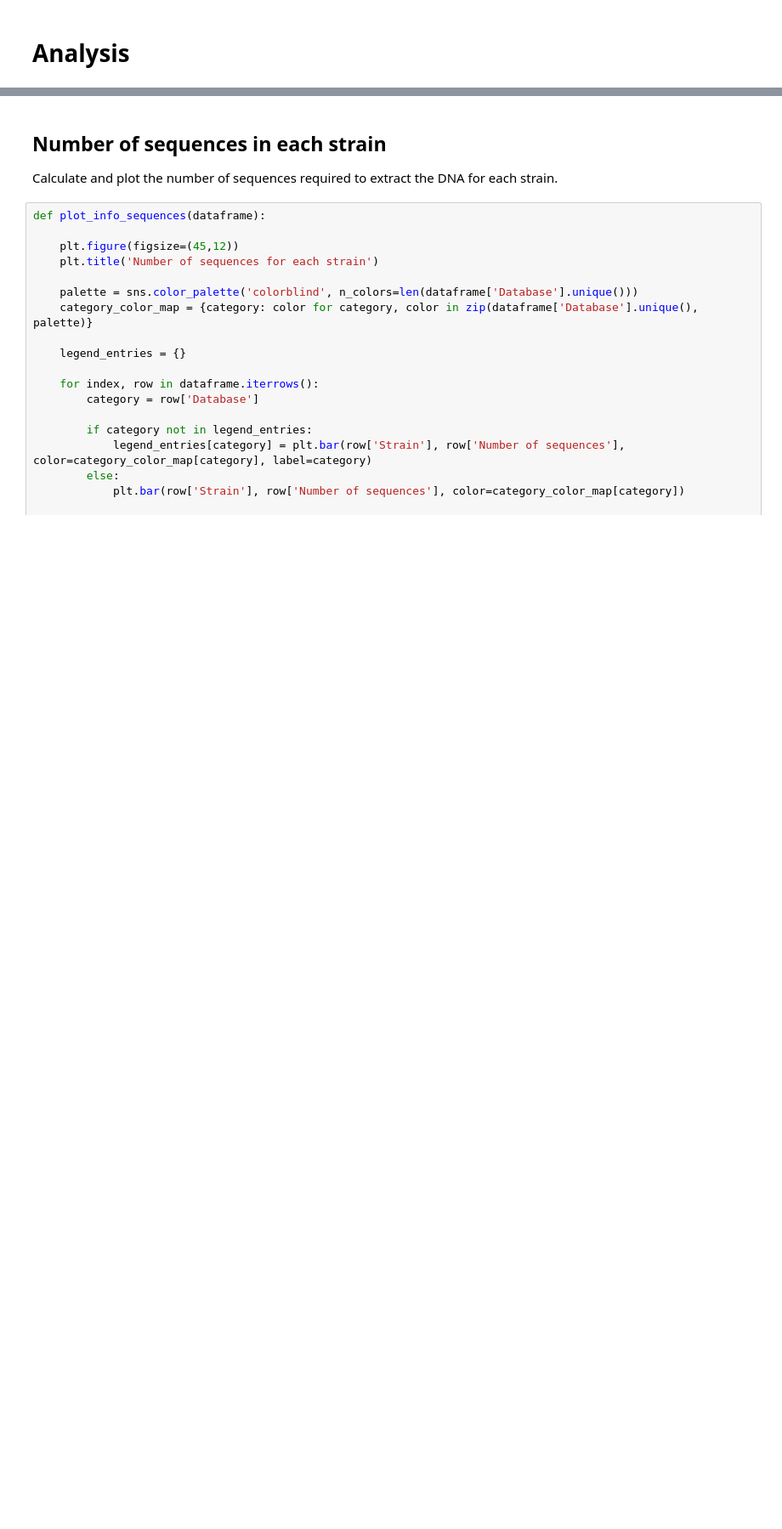
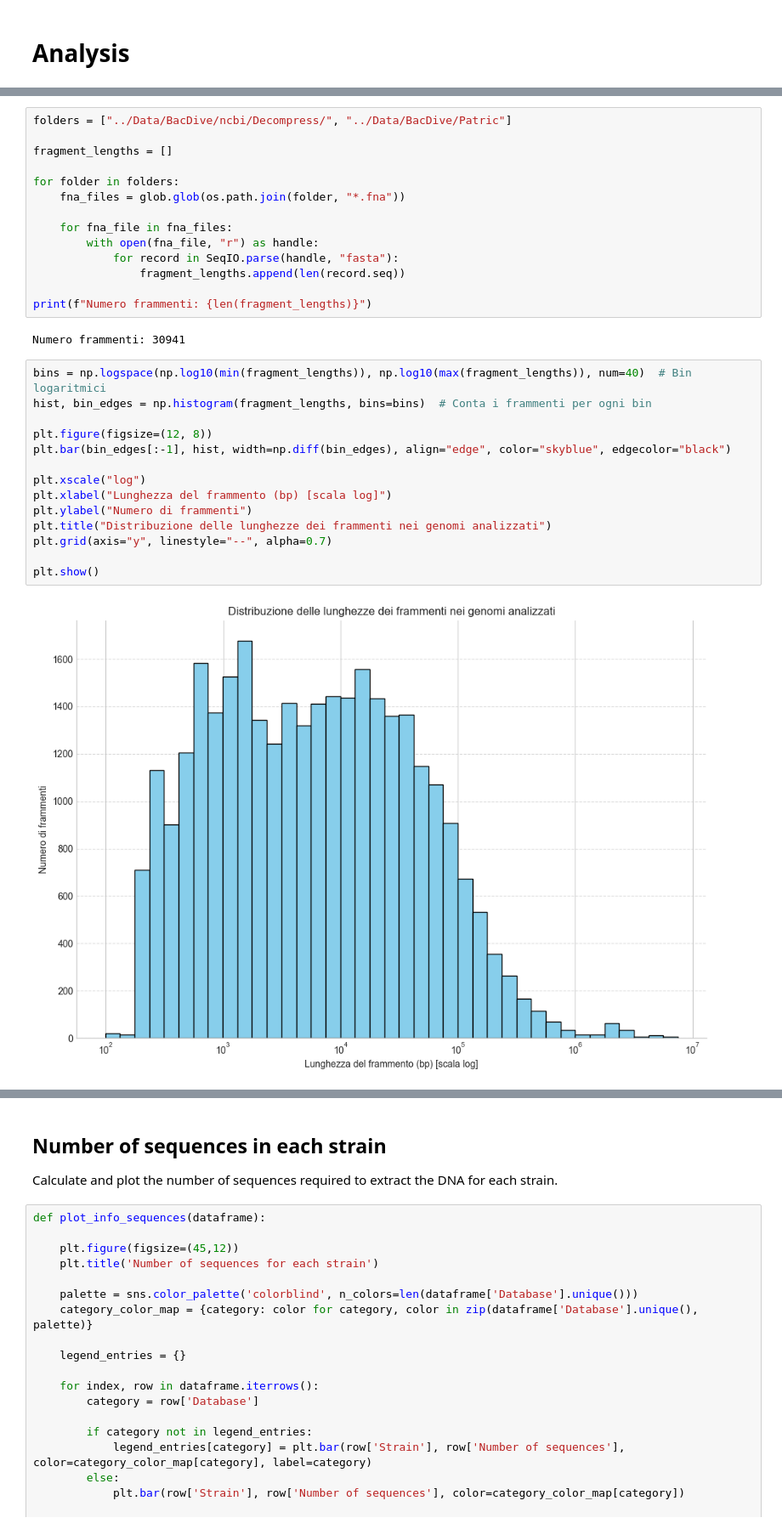
Before and after one commit to fiorenzotittaferrante/API50CH_MicrobialPrediction, a Jupyter notebook: Archive/Analyses.ipynb, the cells around one changed output, grey strips where cells are left out. Shown at 85% size. Saved outputs shown, nothing was run; the diff lists cells and outputs as text; blank space fills up the shorter version.

```diff
--- a/Archive/Analyses.ipynb
+++ b/Archive/Analyses.ipynb
@@ -16,0 +23,32 @@ plt.rcParams['axes.facecolor'] = 'white'
+# %%
+folders = ["../Data/BacDive/ncbi/Decompress/", "../Data/BacDive/Patric"]
+
+fragment_lengths = []
+
+for folder in folders:
+    fna_files = glob.glob(os.path.join(folder, "*.fna"))
+
+    for fna_file in fna_files:
+        with open(fna_file, "r") as handle:
+            for record in SeqIO.parse(handle, "fasta"):
+                fragment_lengths.append(len(record.seq))
+
+print(f"Numero frammenti: {len(fragment_lengths)}")
+# %% [output]
+Numero frammenti: 30941
+# %%
+bins = np.logspace(np.log10(min(fragment_lengths)), np.log10(max(fragment_lengths)), num=40)  # Bin logaritmici
+hist, bin_edges = np.histogram(fragment_lengths, bins=bins)  # Conta i frammenti per ogni bin
+
+plt.figure(figsize=(12, 8))
+plt.bar(bin_edges[:-1], hist, width=np.diff(bin_edges), align="edge", color="skyblue", edgecolor="black")
+
+plt.xscale("log")
+plt.xlabel("Lunghezza del frammento (bp) [scala log]")
+plt.ylabel("Numero di frammenti")
+plt.title("Distribuzione delle lunghezze dei frammenti nei genomi analizzati")
+plt.grid(axis="y", linestyle="--", alpha=0.7)
+
+plt.show()
+# %% [output]
+[figure, added]
```
Also changed, not shown: parts of 10 cells of this notebook, 10 other files.
